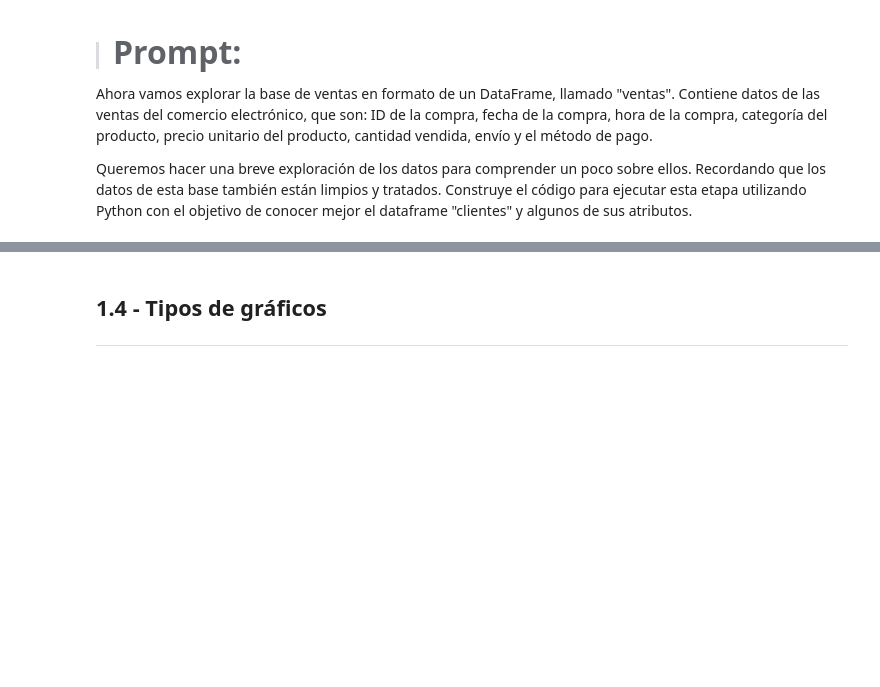
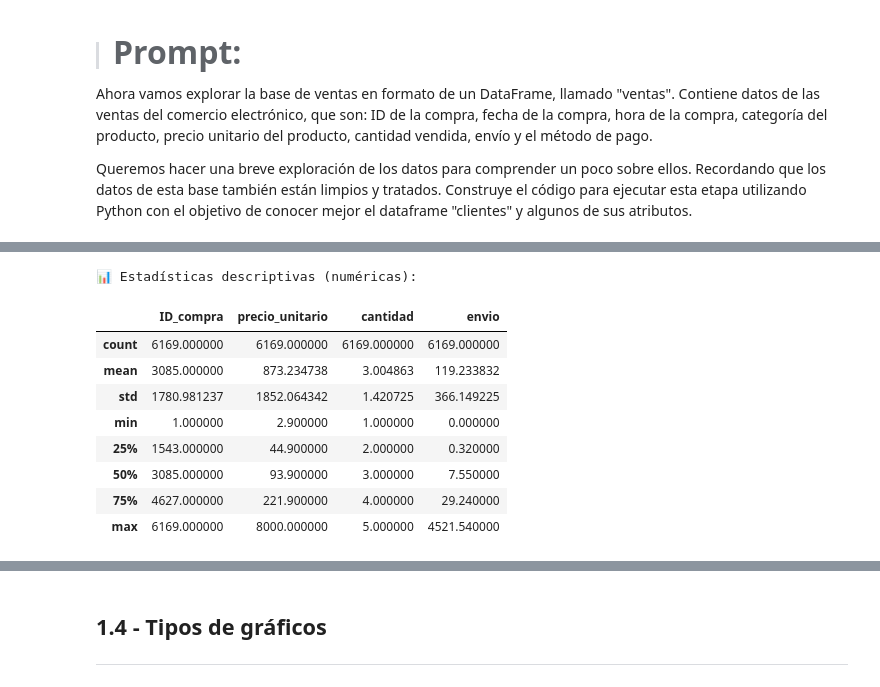
Before and after one commit to julioguzmanc/challenge-amigo-secreto_esp-main, a Jupyter notebook: IA_aplicada_a_ciencia_de_datos.ipynb, the cells around one changed output, grey strips where cells are left out. Saved outputs shown, nothing was run; the diff lists cells and outputs as text; code cells hidden in the pictures; blank space fills up the shorter version.

```diff
--- a/IA_aplicada_a_ciencia_de_datos.ipynb
+++ b/IA_aplicada_a_ciencia_de_datos.ipynb
@@ -101,0 +148,14 @@ Queremos hacer una breve exploración de los datos para comprender un poco sobre
+# %%
+print("\n📊 Estadísticas descriptivas (numéricas):")
+display(ventas.describe())
+# %% [output]
+📊 Estadísticas descriptivas (numéricas):
+|  | ID_compra | precio_unitario | cantidad | envio |
+| count | 6169.000000 | 6169.000000 | 6169.000000 | 6169.000000 |
+| mean | 3085.000000 | 873.234738 | 3.004863 | 119.233832 |
+| std | 1780.981237 | 1852.064342 | 1.420725 | 366.149225 |
+| min | 1.000000 | 2.900000 | 1.000000 | 0.000000 |
+| 25% | 1543.000000 | 44.900000 | 2.000000 | 0.320000 |
+| 50% | 3085.000000 | 93.900000 | 3.000000 | 7.550000 |
+| 75% | 4627.000000 | 221.900000 | 4.000000 | 29.240000 |
+| max | 6169.000000 | 8000.000000 | 5.000000 | 4521.540000 |
```
Also changed, not shown: parts of 8 cells of this notebook.
